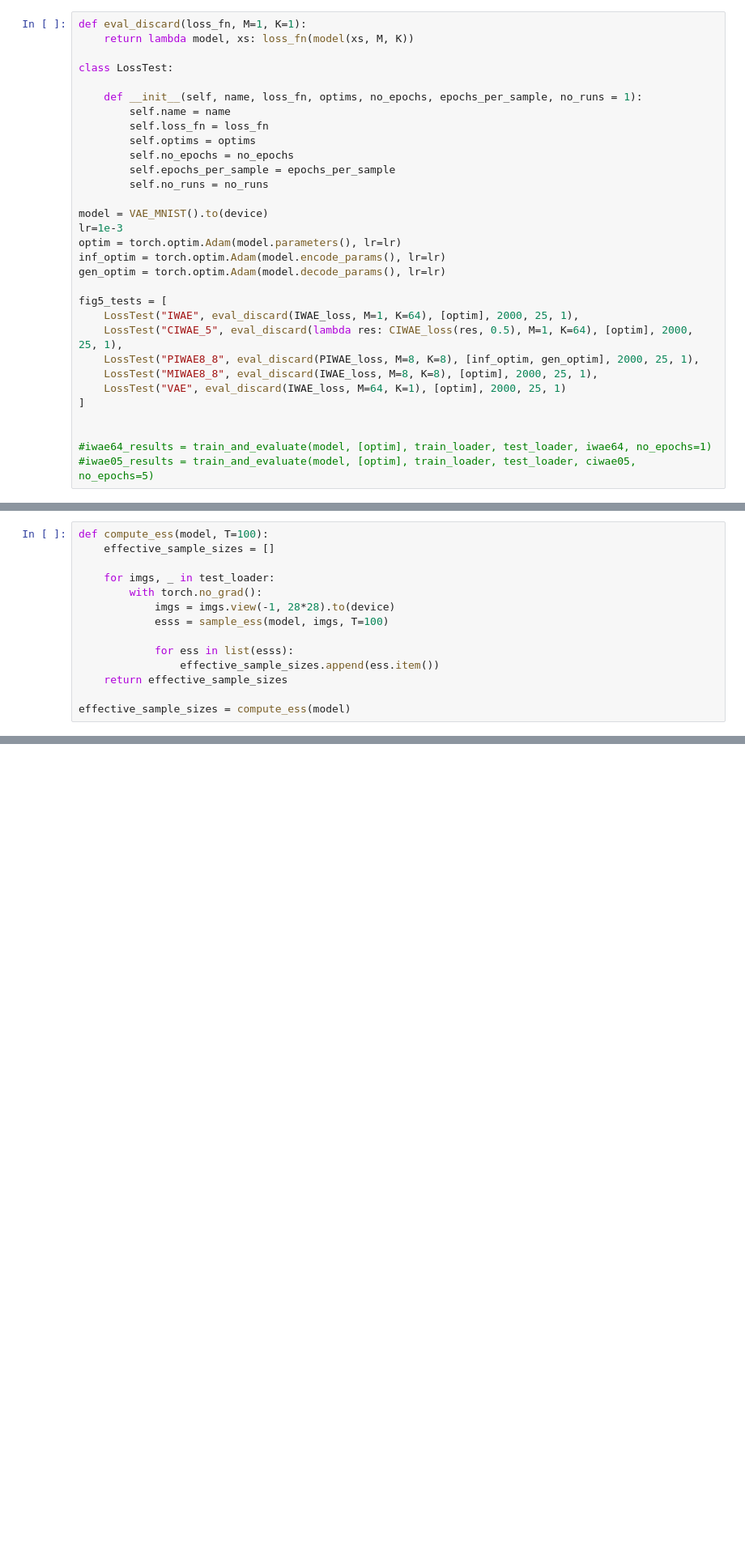
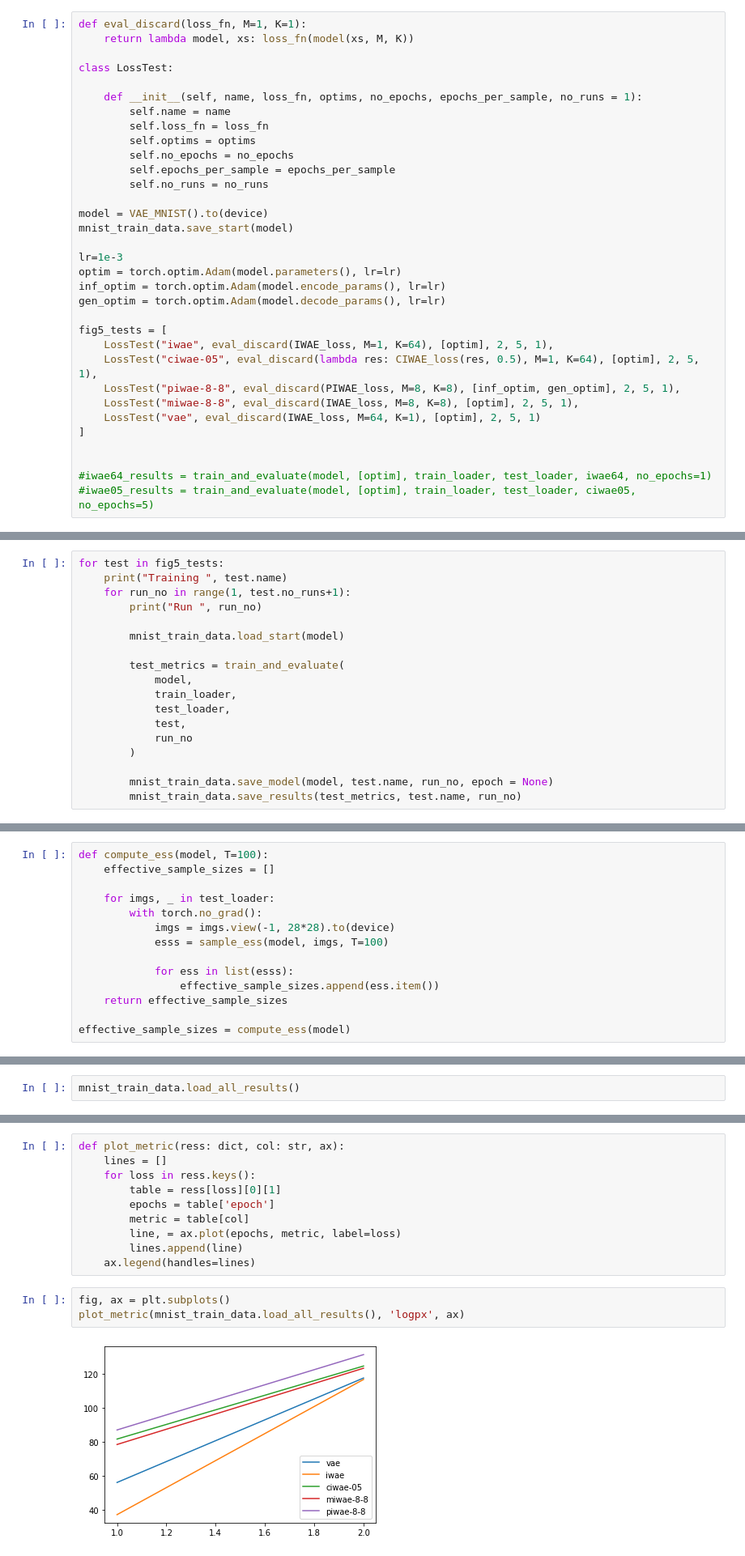
Before and after one commit to ox-advanced-topics-ml-2022-23-group-13/elbo-comparison, a Jupyter notebook: comparison/notebooks/mnist.ipynb, the cells around one changed output, grey strips where cells are left out. Shown at 81% size. Drawn from its saved outputs; the diff is of its cells as text; blank space fills up the shorter version.

Commit message:
Refactored mnist.ipynb

```diff
--- a/comparison/notebooks/mnist.ipynb
+++ b/comparison/notebooks/mnist.ipynb
@@ -147,17 +251,19 @@ class LossTest:
         self.no_runs = no_runs
 
 model = VAE_MNIST().to(device)
+mnist_train_data.save_start(model)
+
 lr=1e-3
 optim = torch.optim.Adam(model.parameters(), lr=lr)
 inf_optim = torch.optim.Adam(model.encode_params(), lr=lr)
 gen_optim = torch.optim.Adam(model.decode_params(), lr=lr)
 
 fig5_tests = [
-    LossTest("IWAE", eval_discard(IWAE_loss, M=1, K=64), [optim], 2000, 25, 1),
-    LossTest("CIWAE_5", eval_discard(lambda res: CIWAE_loss(res, 0.5), M=1, K=64), [optim], 2000, 25, 1),
-    LossTest("PIWAE8_8", eval_discard(PIWAE_loss, M=8, K=8), [inf_optim, gen_optim], 2000, 25, 1),
-    LossTest("MIWAE8_8", eval_discard(IWAE_loss, M=8, K=8), [optim], 2000, 25, 1),
-    LossTest("VAE", eval_discard(IWAE_loss, M=64, K=1), [optim], 2000, 25, 1)
+    LossTest("iwae", eval_discard(IWAE_loss, M=1, K=64), [optim], 2, 5, 1),
+    LossTest("ciwae-05", eval_discard(lambda res: CIWAE_loss(res, 0.5), M=1, K=64), [optim], 2, 5, 1),
+    LossTest("piwae-8-8", eval_discard(PIWAE_loss, M=8, K=8), [inf_optim, gen_optim], 2, 5, 1),
+    LossTest("miwae-8-8", eval_discard(IWAE_loss, M=8, K=8), [optim], 2, 5, 1),
+    LossTest("vae", eval_discard(IWAE_loss, M=64, K=1), [optim], 2, 5, 1)
 ]
 
 
@@ -187,0 +272,18 @@ plot_smoothed(-losses, sigma=10, fit_sigma=True)
+# %%
+for test in fig5_tests:
+    print("Training ", test.name)
+    for run_no in range(1, test.no_runs+1):
+        print("Run ", run_no)
+
+        mnist_train_data.load_start(model)
+
+        test_metrics = train_and_evaluate(
+            model,
+            train_loader,
+            test_loader,
+            test,
+            run_no
+        )
+
+        mnist_train_data.save_model(model, test.name, run_no, epoch = None)
+        mnist_train_data.save_results(test_metrics, test.name, run_no)
@@ -240,0 +359,2 @@ plt.show()
+# %%
+mnist_train_data.load_all_results()
@@ -240,0 +382,15 @@ plt.show()
+# %%
+def plot_metric(ress: dict, col: str, ax):
+    lines = []
+    for loss in ress.keys():
+        table = ress[loss][0][1]
+        epochs = table['epoch']
+        metric = table[col]
+        line, = ax.plot(epochs, metric, label=loss)
+        lines.append(line)
+    ax.legend(handles=lines)
+# %%
+fig, ax = plt.subplots()
+plot_metric(mnist_train_data.load_all_results(), 'logpx', ax)
+# %% [output]
+[figure, added]
```
Also changed, not shown: parts of 13 cells of this notebook, 1 other file.
